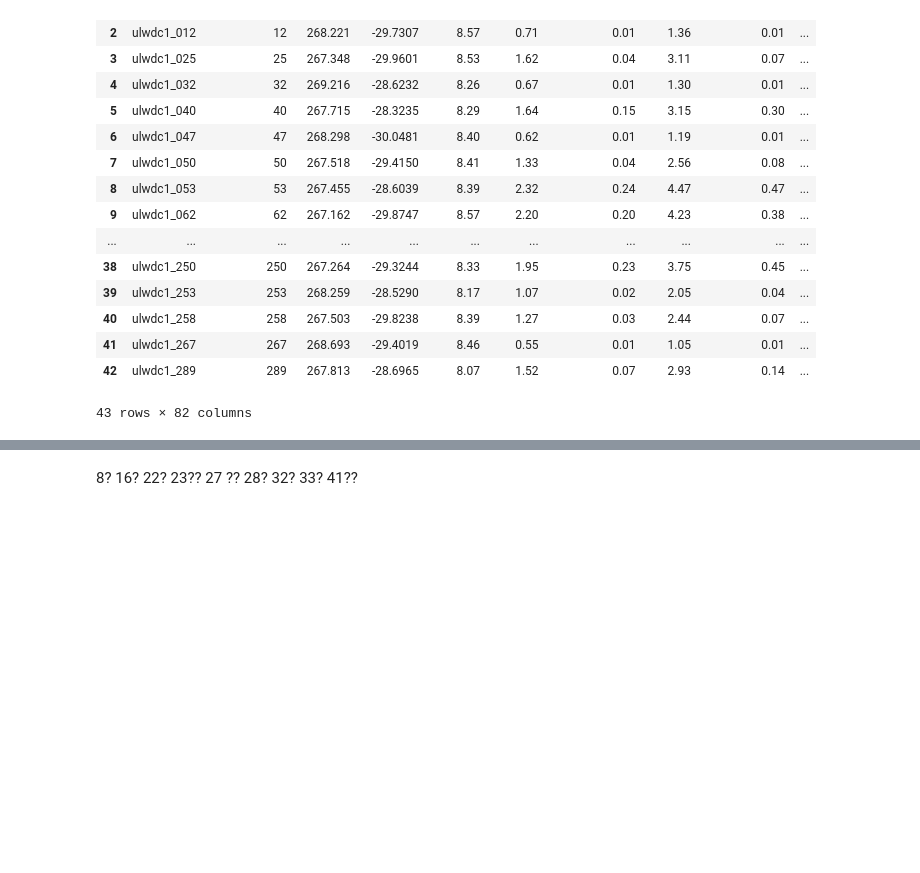
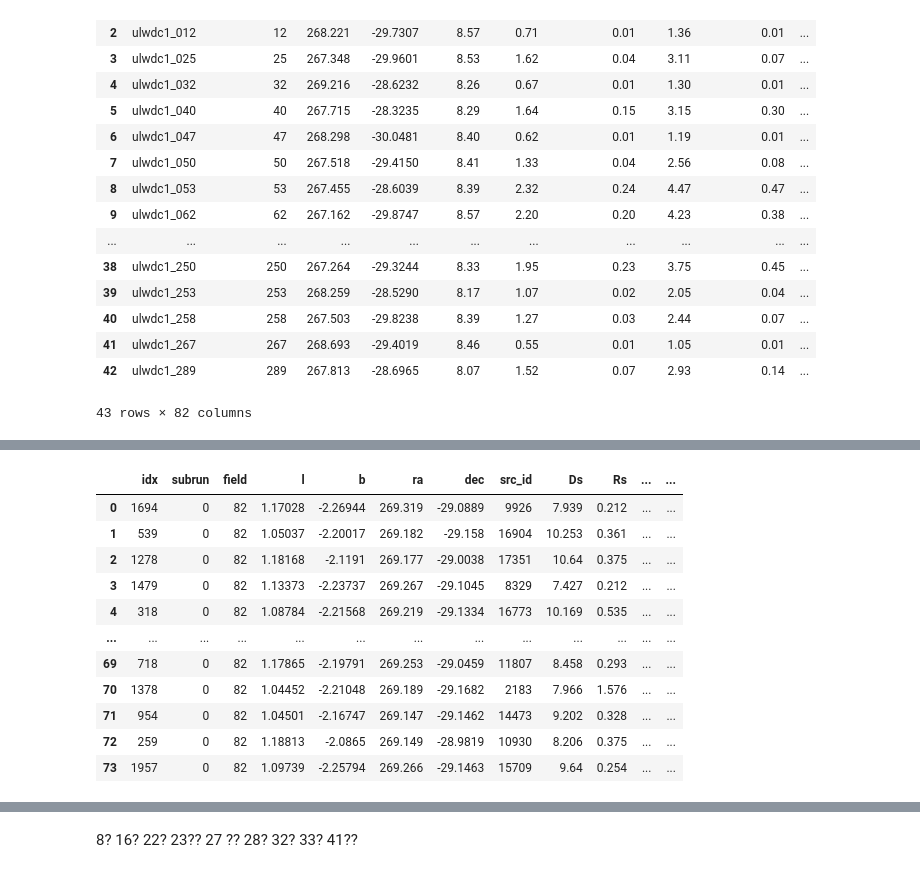
Before and after one commit to rges-pit/sagan_session1, a Jupyter notebook: Binary-Lens-Fitting/download_data_files.ipynb, the cells around one changed output, grey strips where cells are left out. Cells and saved outputs as stored; diff of their text form; code cells hidden in the pictures; blank space fills up the shorter version.

```diff
--- a/Binary-Lens-Fitting/download_data_files.ipynb
+++ b/Binary-Lens-Fitting/download_data_files.ipynb
@@ -235,0 +238,98 @@ Name: lc_file_path_W149, dtype: str
+# %%
+#@title Putting everything in a tidy data frame
+master_file = './data-challenge-1/Answers/master_file.txt'
+header_file = './data-challenge-1/Answers/wfirstColumnNumbers.txt'
+
+rows = []
+with open(master_file, "r") as f:
+    for line in f:
+        line = line.strip()
+        # Skip empty lines or comment lines
+        if not line or line.startswith("#"):
+            continue
+
+        tokens = line.split()  # split on whitespace
+        # Keep only single-lens events
+        if "dcnormffp" not in tokens:
+            continue
+
+        # Single-lens lines should have exactly 96 columns
+        if len(tokens) != 96:
+            continue
+
+        rows.append(tokens)
+
+df_sl = pd.DataFrame(rows)
+
+# make an array of zeros with 97 elements
+colnames_96 = np.zeros(96, dtype=object)
+
+# Read the header file
+with open(header_file, 'r') as f:
+    for line in f:
+        line = line.strip()
+        # Skip empty lines or comments
+        if not line or line.startswith('#'):
+            continue
+        # The second token is the 'name'
+        parts = line.split()
+        colnames_96[int(parts[0])] = parts[1]
+
+#For single lenses they are (***Note for these, the mass of the lens is given by the planet mass column, not the host mass column):
+#72 - unimportant
+#73 - N, number of consecutive W149 data points deviating by >=3 sigma from a flat line
+#74 - unimportant
+#75 - Delta chi^2 (relative to a flat line)
+#76-91 - unimportant
+#92 - simulated event type (dcnormffp = single lens or free-floating planet)
+#93 - unimportant (I think)
+#94 - lightcurve filename root
+#95 - Data challenge lightcurve number
+
+# Replace the column names in colnames_96
+colnames_96[73] = 'N'
+colnames_96[75] = 'Delta chi2'
+colnames_96[92] = 'sim type'
+colnames_96[94] = 'filename'
+colnames_96[95] = 'lc_number'
+
+# Make sure the column names are unique
+for i in range(94):
+    if colnames_96[i] == '|' or colnames_96[i] == 0:
+        colnames_96[i] = 'col_' + str(i)
+
+# Replace the column names in the data_frame
+df_sl.columns = colnames_96
+
+# Remove the dummy columns 'col_*'
+df_sl = df_sl.loc[:, ~df_sl.columns.str.startswith('col_')]
+
+#@title Figuring out which files we want
+lc_number = df_sl['lc_number'].to_numpy()
+
+lc_file_path_format = 'data-challenge-1/lc/ulwdc1_XXX_filter.txt'
+
+lc_file_paths_W149 = [lc_file_path_format.replace('filter', 'W149')] * len(lc_number)
+lc_file_paths_Z087 = [lc_file_path_format.replace('filter', 'Z087')] * len(lc_number)
+
+# replace XXX, from the right, with the lc_number which is not necessarily of length 3
+lc_file_paths_W149 = [path.replace('XXX', str(num).zfill(3)) for path, num in zip(lc_file_paths_W149, lc_number)]
+lc_file_paths_Z087 = [path.replace('XXX', str(num).zfill(3)) for path, num in zip(lc_file_paths_Z087, lc_number)]
+
+df_sl['lc_file_path_W149'] = lc_file_paths_W149
+df_sl['lc_file_path_Z087'] = lc_file_paths_Z087
+
+df_sl
+# %% [output]
+|  | idx | subrun | field | l | b | ra | dec | src_id | Ds | Rs | ... | ... |
+| 0 | 1694 | 0 | 82 | 1.17028 | -2.26944 | 269.319 | -29.0889 | 9926 | 7.939 | 0.212 | ... | ... |
+| 1 | 539 | 0 | 82 | 1.05037 | -2.20017 | 269.182 | -29.158 | 16904 | 10.253 | 0.361 | ... | ... |
+| 2 | 1278 | 0 | 82 | 1.18168 | -2.1191 | 269.177 | -29.0038 | 17351 | 10.64 | 0.375 | ... | ... |
+| 3 | 1479 | 0 | 82 | 1.13373 | -2.23737 | 269.267 | -29.1045 | 8329 | 7.427 | 0.212 | ... | ... |
+| 4 | 318 | 0 | 82 | 1.08784 | -2.21568 | 269.219 | -29.1334 | 16773 | 10.169 | 0.535 | ... | ... |
+| ... | ... | ... | ... | ... | ... | ... | ... | ... | ... | ... | ... | ... |
+| 69 | 718 | 0 | 82 | 1.17865 | -2.19791 | 269.253 | -29.0459 | 11807 | 8.458 | 0.293 | ... | ... |
+| 70 | 1378 | 0 | 82 | 1.04452 | -2.21048 | 269.189 | -29.1682 | 2183 | 7.966 | 1.576 | ... | ... |
+| 71 | 954 | 0 | 82 | 1.04501 | -2.16747 | 269.147 | -29.1462 | 14473 | 9.202 | 0.328 | ... | ... |
+| 72 | 259 | 0 | 82 | 1.18813 | -2.0865 | 269.149 | -28.9819 | 10930 | 8.206 | 0.375 | ... | ... |
+| 73 | 1957 | 0 | 82 | 1.09739 | -2.25794 | 269.266 | -29.1463 | 15709 | 9.64 | 0.254 | ... | ... |
```
Also changed, not shown: parts of 7 cells of this notebook, 8 other files.
